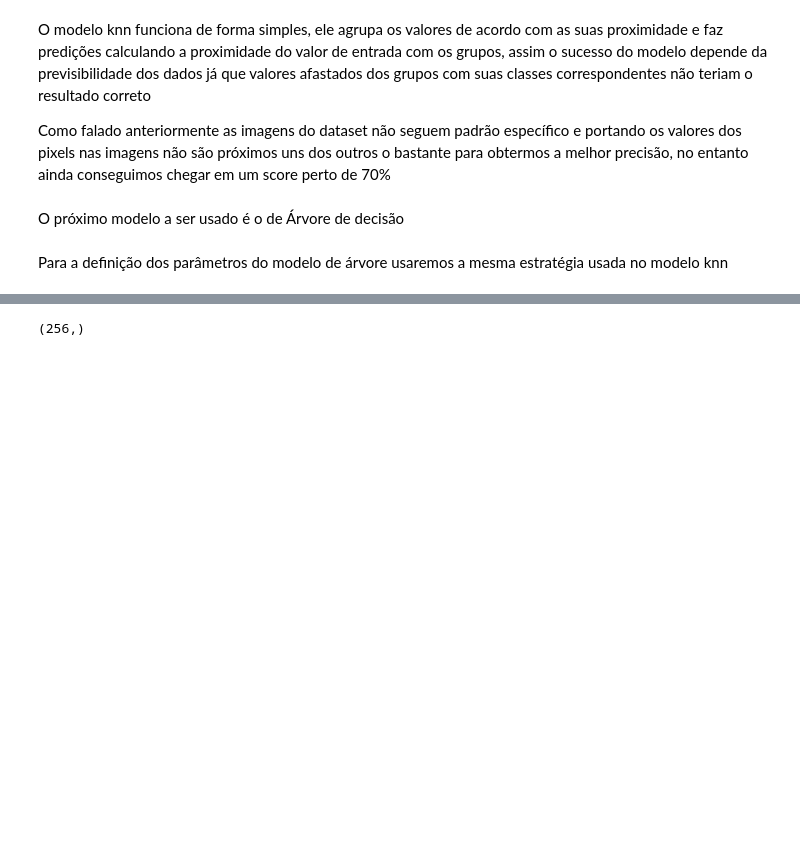
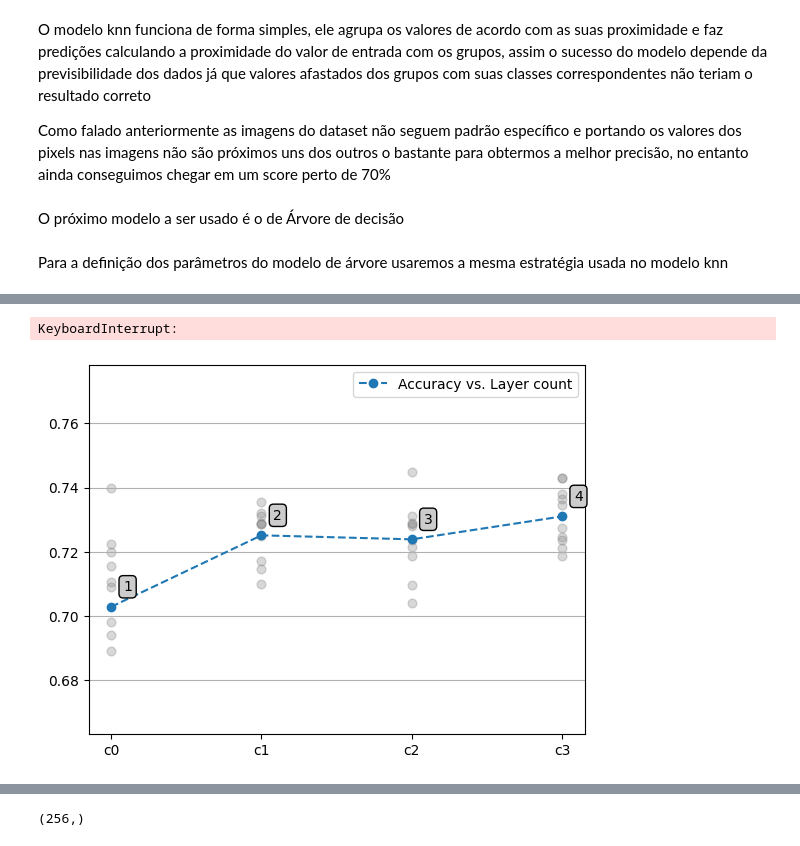
Before and after one commit to fagner02/RealFakeClassification, a Jupyter notebook: project.ipynb, the cells around one changed output, grey strips where cells are left out. Drawn from its saved outputs; the diff is of its cells as text; code cells hidden in the pictures; blank space fills up the shorter version.

```diff
--- a/project.ipynb
+++ b/project.ipynb
@@ -236,0 +232,26 @@ from keras.losses import SparseCategoricalCrossentropy
+# %%
+iterations = 100
+a = [auxiliar_data(flat_test_x, test_y, 2000) for _ in range(iterations)]
+b = [auxiliar_data(flat_train_x, train_y, 10000) for _ in range(iterations)]
+# %% [output]
+KeyboardInterrupt:
+# %%
+layerCounts = [1,2,3,4]
+ann_scores = []
+iterations = 10
+if not os.path.exists('ann_scores'):
+    for layer in layerCounts:
+        for i in it.product([50], repeat=layer):
+            mean = []
+            for m in range(iterations):
+                ann_model = Sequential()
+                for k in i:
+                    ann_model.add(Dense(k, activation="relu"))
+                ann_model.add(Dense(2, "sigmoid"))
+                ann_model.compile(optimizer=Adamax(), loss=SparseCategoricalCrossentropy(), metrics=['acc'])
+                ann_model.fit(b[0][0],b[0][1],epochs=10, use_multiprocessing=True,verbose=False)
+                mean.append(ann_model.evaluate(a[0][0], a[0][1], use_multiprocessing=True, verbose=False)[1])
+            ann_scores.append(mean)
+            print(ann_scores[-1])
+# %%
+ann_scores = sio.loads(sio.load("ann_scores", trusted=True), trusted=True)
@@ -236,0 +261,16 @@ from keras.losses import SparseCategoricalCrossentropy
+# %%
+ann_scores_avg = [np.mean(i) for i in ann_scores]
+# %%
+plt.plot([f'c{i}' for i in range(len(ann_scores))],
+         ann_scores_avg, '--o', label='Accuracy vs. Layer count')
+plt.legend()
+points_x = [np.full((len(ann_scores[0]),),x) for x in range(len(ann_scores))]
+for x, y in zip(points_x, ann_scores):
+    plt.scatter(x, y, color='gray', alpha=0.3, s=40)
+plt.grid(axis='y')
+for x, y in zip(range(len(ann_scores_avg)), ann_scores_avg):
+    plt.annotate(str(layerCounts[x]), (x+0.08, y+0.005), bbox={'boxstyle': "round", 'fc': "0.8"})
+plt.ylim([np.mean(ann_scores_avg)*0.92, np.mean(ann_scores_avg)*1.08])
+None
+# %% [output]
+[figure, added]
```
Also changed, not shown: parts of 50 cells of this notebook, 8 other files.
